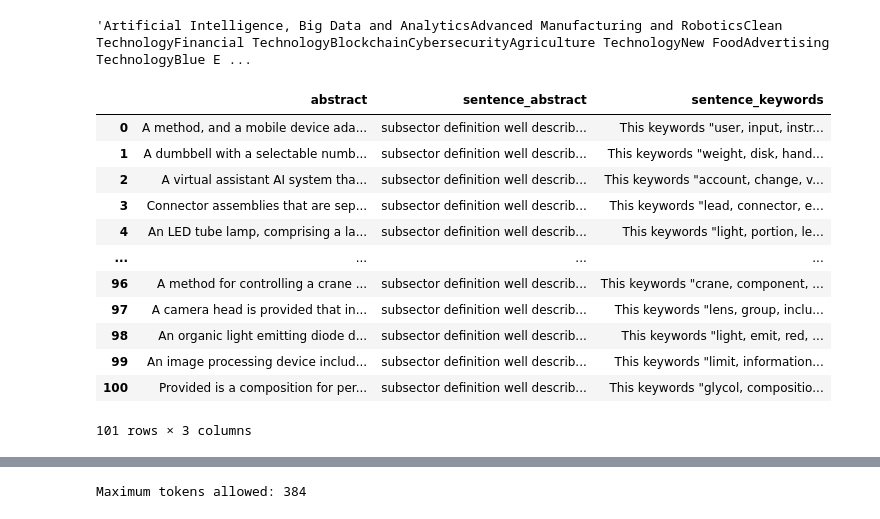
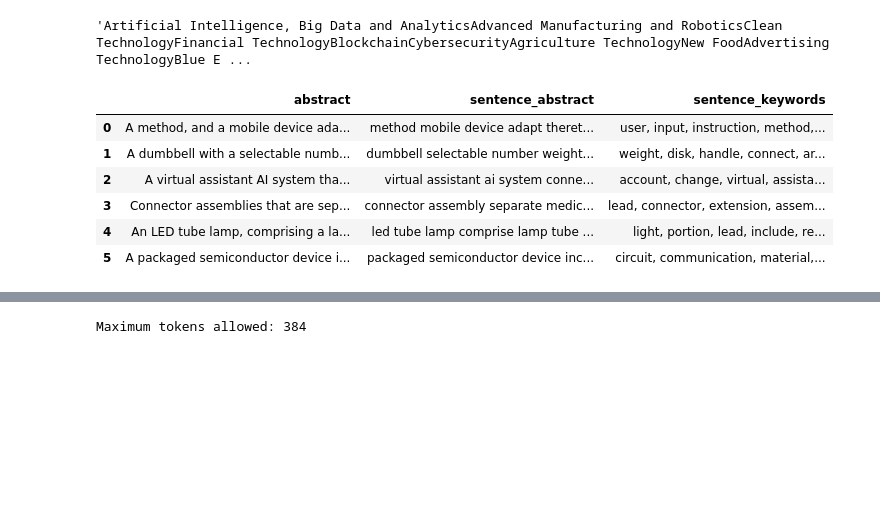
Before and after one commit to tseronni/genome, a Jupyter notebook: notebooks/semantic_search_with_deep_learning.ipynb, the cells around one changed output, grey strips where cells are left out. Cells and saved outputs as stored; diff of their text form; code cells hidden in the pictures; blank space fills up the shorter version.

```diff
--- a/notebooks/semantic_search_with_deep_learning.ipynb
+++ b/notebooks/semantic_search_with_deep_learning.ipynb
@@ -44,35 +45,26 @@ all_subsectors_names
 # %%
 df_abstract_patents = pd.read_csv(os.path.join(paths.data_processed, 'abstract_patents_sliced_15000.csv'))
 # %%
-slice_number = 100
+slice_number = 5
 df_sliced = df_abstract_patents.loc[:slice_number, ['abstract']].copy()
-
-df_sliced['sentence_abstract'] = 'What subsector definition best describe this patent abstract "' + df_sliced['abstract'] + '"'
-# df_sliced['sentence_keywords'] = 'What keywords best describe this patent abstract "' + df_sliced['abstract'] + '"'
 
 spacy_util = SpacyUtil(model='en_core_web_sm', lemma=True, remove_stopwords=True, lower=True, remove_numbers=False)
 
-df_sliced['sentence_abstract'] = df_sliced['sentence_abstract'].apply(spacy_util.preprocess_text)
+df_sliced['sentence_abstract'] = df_sliced['abstract'].apply(spacy_util.preprocess_text)
+# df_sliced['sentence_abstract'] = 'What subsector definition best describe this patent abstract "' + df_sliced['sentence_abstract'] + '"'
+
 df_sliced['sentence_keywords'] = df_sliced['abstract'].apply(lambda text: spacy_util.extract_keywords(text=text, max_keywords=100, use_noun=True, use_adj=True, use_verb=True))
-df_sliced['sentence_keywords'] = 'This keywords  "' + df_sliced['sentence_keywords'] + '" describe which of these types of subsectors ' + all_subsectors_names
-# df_sliced['sentence_does_not_included'] = 'This keywords  "' + df_sliced['abstract'] + '" describe which of these types of subsectors ' + all_subsectors_names
-
+# df_sliced['sentence_keywords'] = 'This keywords  "' + df_sliced['sentence_keywords'] + '" describe which of these types of subsectors "' + all_subsectors_names + '"'
 
 df_sliced
 # %% [output]
 |  | abstract | sentence_abstract | sentence_keywords |
-| 0 | A method, and a mobile device ada... | subsector definition well describ... | This keywords "user, input, instr... |
-| 1 | A dumbbell with a selectable numb... | subsector definition well describ... | This keywords "weight, disk, hand... |
-| 2 | A virtual assistant AI system tha... | subsector definition well describ... | This keywords "account, change, v... |
-| 3 | Connector assemblies that are sep... | subsector definition well describ... | This keywords "lead, connector, e... |
-| 4 | An LED tube lamp, comprising a la... | subsector definition well describ... | This keywords "light, portion, le... |
-| ... | ... | ... | ... |
-| 96 | A method for controlling a crane ... | subsector definition well describ... | This keywords "crane, component, ... |
-| 97 | A camera head is provided that in... | subsector definition well describ... | This keywords "lens, group, inclu... |
-| 98 | An organic light emitting diode d... | subsector definition well describ... | This keywords "light, emit, red, ... |
-| 99 | An image processing device includ... | subsector definition well describ... | This keywords "limit, information... |
-| 100 | Provided is a composition for per... | subsector definition well describ... | This keywords "glycol, compositio... |
+| 0 | A method, and a mobile device ada... | method mobile device adapt theret... | user, input, instruction, method,... |
+| 1 | A dumbbell with a selectable numb... | dumbbell selectable number weight... | weight, disk, handle, connect, ar... |
+| 2 | A virtual assistant AI system tha... | virtual assistant ai system conne... | account, change, virtual, assista... |
+| 3 | Connector assemblies that are sep... | connector assembly separate medic... | lead, connector, extension, assem... |
+| 4 | An LED tube lamp, comprising a la... | led tube lamp comprise lamp tube ... | light, portion, lead, include, re... |
+| 5 | A packaged semiconductor device i... | packaged semiconductor device inc... | circuit, communication, material,... |
-101 rows × 3 columns
 # %%
 # all-mpnet-base-v2
 # msmarco-distilbert-dot-v5
```
Also changed, not shown: parts of 9 cells of this notebook, 1 other file.
